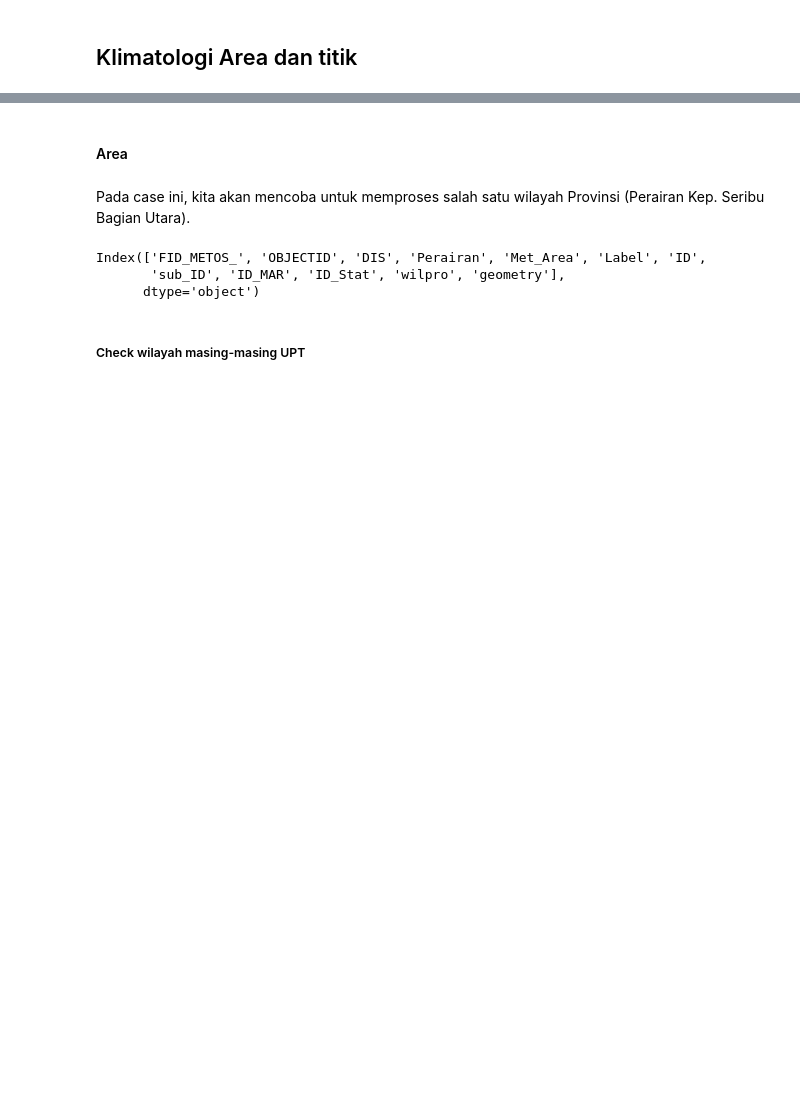
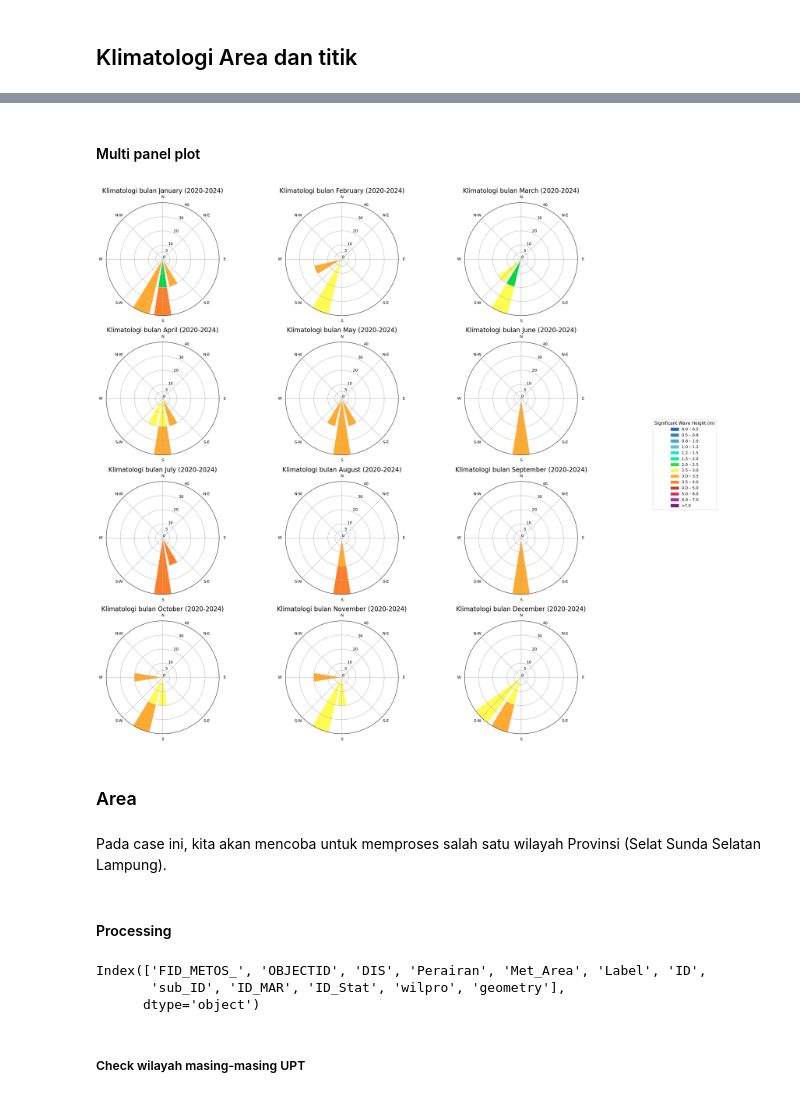
Before and after one commit to devmetmar/marinemet-training, a Jupyter notebook: _build/jupyter_execute/2_/2_3_climatology_product.ipynb, the cells around one changed output, grey strips where cells are left out. Drawn from its saved outputs; the diff is of its cells as text; code cells hidden in the pictures; blank space fills up the shorter version.

```diff
--- a/_build/jupyter_execute/2_/2_3_climatology_product.ipynb
+++ b/_build/jupyter_execute/2_/2_3_climatology_product.ipynb
@@ -419,7 +472,63 @@ Data variables: (12/16)
+# %% [markdown]
+#### Multi panel plot
+# %%
+numcols = 3
+numrows = 4
+list_title = [month.strftime("Klimatologi bulan %B (2020-2024)") for month in pd.date_range('2020-01-01', '2020-12-01', freq='MS')]
+
+fig  = plt.figure(figsize=(20, 20))
+gs   = gridspec.GridSpec(4, 3)  # 4 rows, 3 columns
+bins = sorted([5] + [int(num) for num in np.arange(0, 41, 10)])
+
+for i in range(len(list_title)):
+    row = i // 3
+    col = i % 3
+    ax = WindroseAxes(fig, gs[row, col])
+    fig.add_axes(ax)
+
+    month = i+1
+    dsroseplot = dsrosegrouped[month]
+    map_title = list_title[i]
+    file_name = f"roseplot_{month:02d}.png"  # e.g., roseplot_01.png, roseplot_12.png
+
+    klimtool.plot_rose(
+        model=model,
+        var='swh',
+        ds=dsroseplot,
+        bins=bins,
+        map_title=map_title,
+        file_name=file_name,
+        ax=ax
+    )
+    if i == 11:
+        legend_ax = ax
+
+handles, labels, title = klimtool.get_color_legend_patches('swh')
+fig.legend(
+    handles=handles,
+    labels=labels,
+    title="Significant Wave Height (m)",
+    loc='center left',
+    bbox_to_anchor=(1.05, 0.5),
+    fontsize=10,
+    title_fontsize=11,
+    ncol=1
+)
+legend = legend_ax.get_legend()
+if legend is not None:
+    legend.remove()
+
+# plt.tight_layout(rect=[0, 0, 0.9, 1])
+plt.tight_layout()
+plt.show()
+# %% [output]
+[figure, added]
 # %% [markdown]
-#### Area
+### Area
 # %% [markdown]
-Pada case ini, kita akan mencoba untuk memproses salah satu wilayah Provinsi (Perairan Kep. Seribu Bagian Utara).
+Pada case ini, kita akan mencoba untuk memproses salah satu wilayah Provinsi (Selat Sunda Selatan Lampung).
+# %% [markdown]
+#### Processing
 # %%
 shp = gpd.read_file("/data/local/shpmetoswilpro/METOS_WILPRO_20231018.shp")
 shp.columns
```
Also changed, not shown: parts of 35 cells of this notebook, 35 other files.
